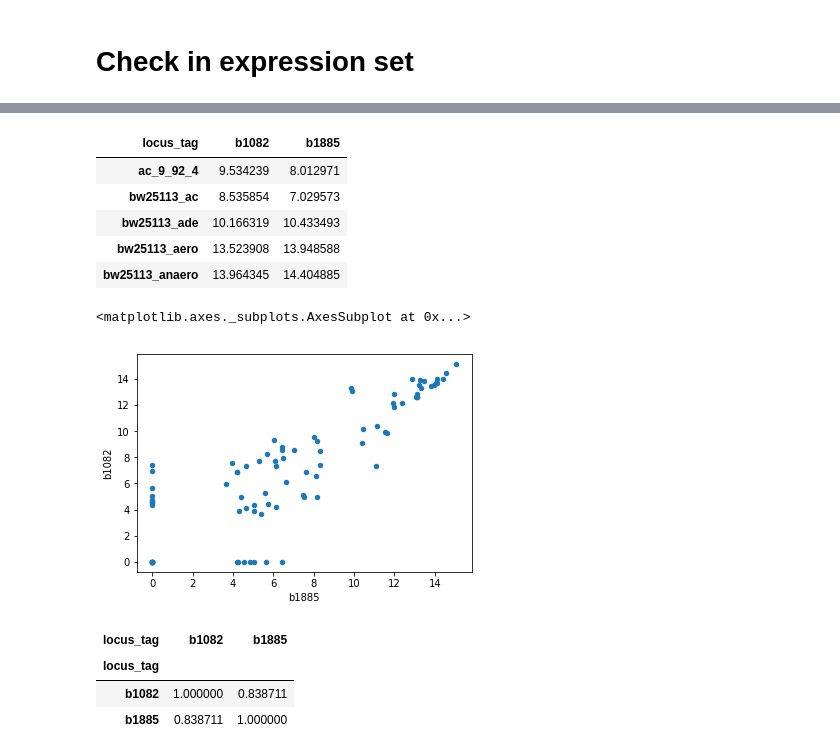
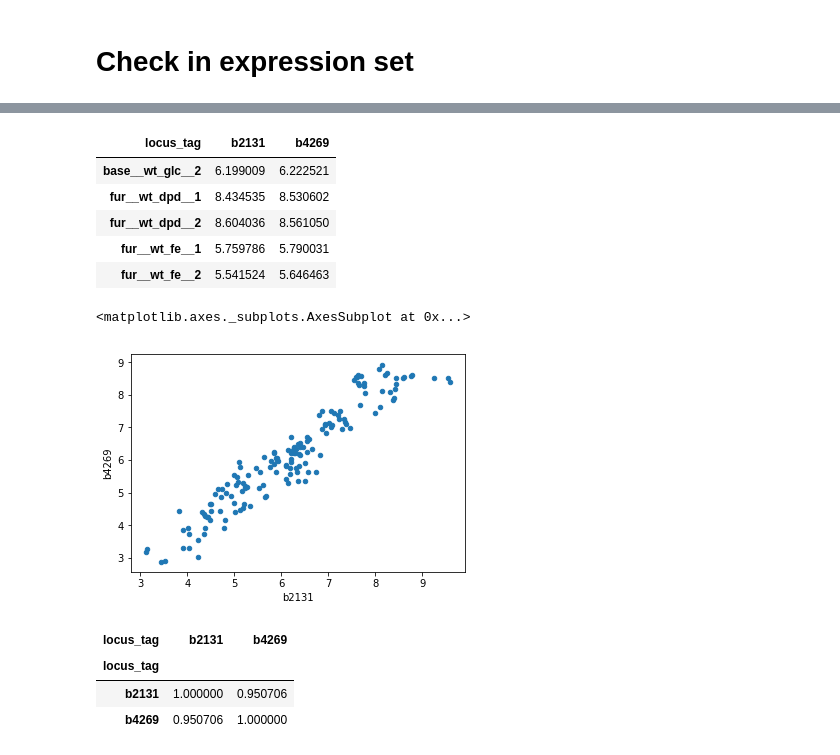
Before and after one commit to zakandrewking/y-ome, a Jupyter notebook: notebooks/18..10.30 co-expression.ipynb, the cells around one changed output, grey strips where cells are left out. Saved outputs shown, nothing was run; the diff lists cells and outputs as text; code cells hidden in the pictures.

```diff
--- a/notebooks/18..10.30 co-expression.ipynb
+++ b/notebooks/18..10.30 co-expression.ipynb
@@ -1,7 +1,17 @@
 # %%
 import json
 import pandas as pd
+import numpy as np
+import seaborn as sns
 from yome import Session
 from yome.models import *
 from yome.util import to_df, report
 import re
+from sqlalchemy import exists, distinct
+from sqlalchemy.orm import aliased
+
+%mpl_setup
+
+sns.set_style('ticks')
+
+session = Session()
@@ -96,7 +214,7 @@ g_clusters.get_group('P1_I4_M3').sort_values('kME', ascending=False)
 # %% [markdown]
 # Check in expression set
 # %%
-exp = pd.read_table('../data/sbrg_rnaseq_matrix_log.tsv', sep='\t', index_col='locus_tag')
+exp = pd.read_table('../data/precise/tpm-log.tsv', sep='\t', index_col='locus_tag')
 # %%
 exp.head()
 # %% [output]
@@ -111,23 +229,23 @@ exp.head()
 # %%
-top2 = exp[exp.index.isin(['b1885', 'b1082'])].iloc[:, 1:].T
+top2 = exp[exp.index.isin(['b4269', 'b2131'])].iloc[:, 1:].T
 # %%
 top2.head()
 # %% [output]
-| locus_tag | b1082 | b1885 |
-| ac_9_92_4 | 9.534239 | 8.012971 |
-| bw25113_ac | 8.535854 | 7.029573 |
-| bw25113_ade | 10.166319 | 10.433493 |
-| bw25113_aero | 13.523908 | 13.948588 |
-| bw25113_anaero | 13.964345 | 14.404885 |
+| locus_tag | b2131 | b4269 |
+| base__wt_glc__2 | 6.199009 | 6.222521 |
+| fur__wt_dpd__1 | 8.434535 | 8.530602 |
+| fur__wt_dpd__2 | 8.604036 | 8.561050 |
+| fur__wt_fe__1 | 5.759786 | 5.790031 |
+| fur__wt_fe__2 | 5.541524 | 5.646463 |
 # %%
-top2.plot(x='b1885', y='b1082', kind='scatter')
+top2.plot(x='b2131', y='b4269', kind='scatter')
 # %% [output]
 <matplotlib.axes._subplots.AxesSubplot at 0x...>
-[figure, old version]
+[figure, new version]
 # %%
 top2.corr()
 # %% [output]
-| locus_tag | b1082 | b1885 |
+| locus_tag | b2131 | b4269 |
 | locus_tag |  |  |
-| b1082 | 1.000000 | 0.838711 |
-| b1885 | 0.838711 | 1.000000 |
+| b2131 | 1.000000 | 0.950706 |
+| b4269 | 0.950706 | 1.000000 |
```
Also changed, not shown: parts of 27 cells of this notebook, 2 other files.
